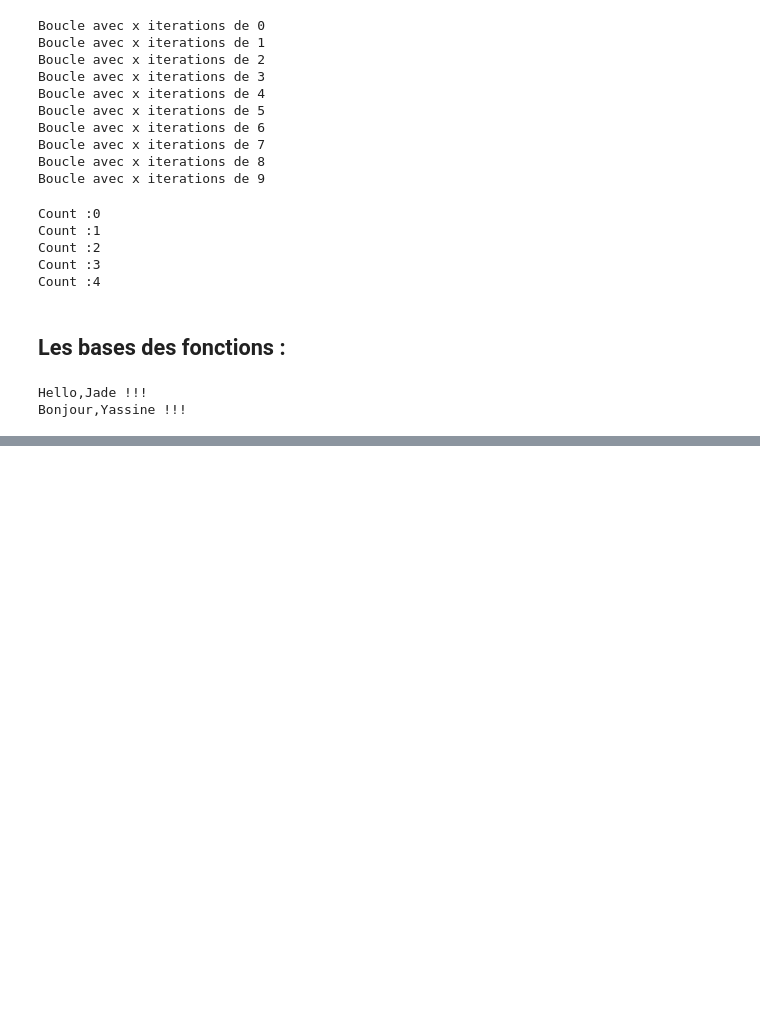
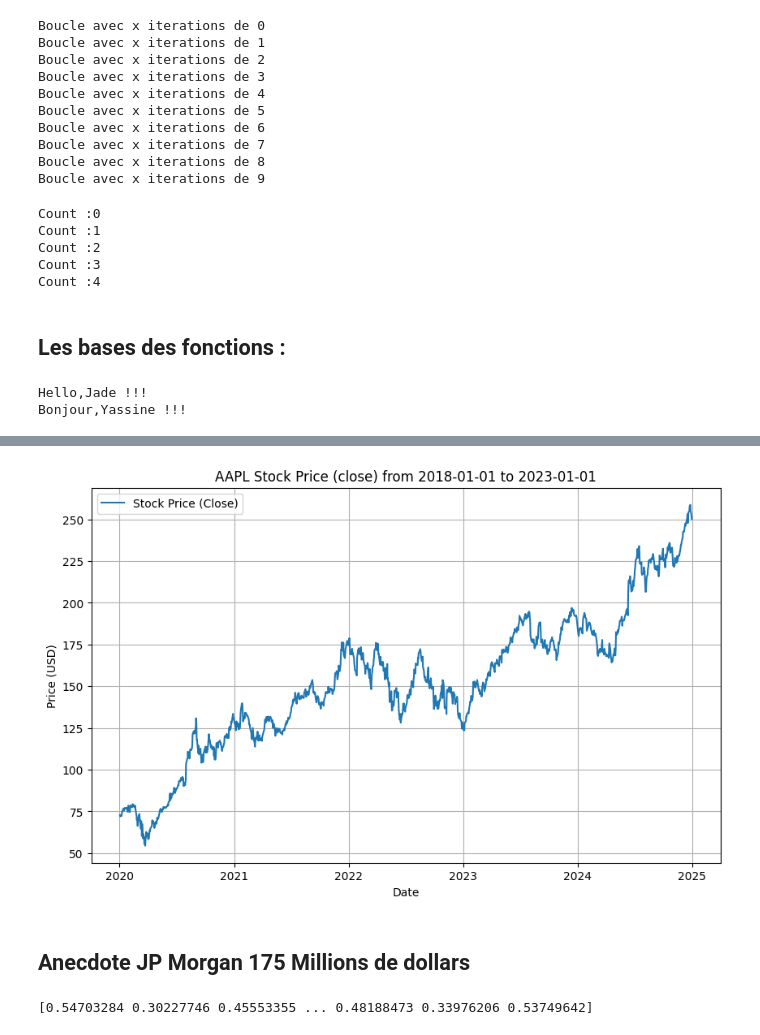
Before and after one commit to Aleqsis/IAE_METZ_DATA_2025_8, a Jupyter notebook: DATA4FUNDS_Group8_DataAnalyze.ipynb, the cells around one changed output, grey strips where cells are left out. Drawn from its saved outputs; the diff is of its cells as text; code cells hidden in the pictures; blank space fills up the shorter version.

```diff
--- a/DATA4FUNDS_Group8_DataAnalyze.ipynb
+++ b/DATA4FUNDS_Group8_DataAnalyze.ipynb
@@ -122,0 +326,14 @@ Bonjour,Yassine !!!
+# %%
+# Plot
+plt.figure(figsize=(10,6)) #10 en abscisse et 6 en ordonné
+plt.plot(stock['Close'],label='Stock Price (Close)')
+plt.title(f'{ticker} Stock Price (close) from {start_date} to {end_date}')
+plt.xlabel('Date')
+plt.ylabel('Price (USD)')
+plt.legend()
+plt.grid(True)
+plt.show()
+# %% [output]
+[figure, added]
+# %% [markdown]
+## Anecdote JP Morgan 175 Millions de dollars
@@ -122,0 +353,4 @@ Bonjour,Yassine !!!
+# %%
+print(sharpe_ratio)
+# %% [output]
+[0.54703284 0.30227746 0.45553355 ... 0.48188473 0.33976206 0.53749642]
```
Also changed, not shown: parts of 34 cells of this notebook.
